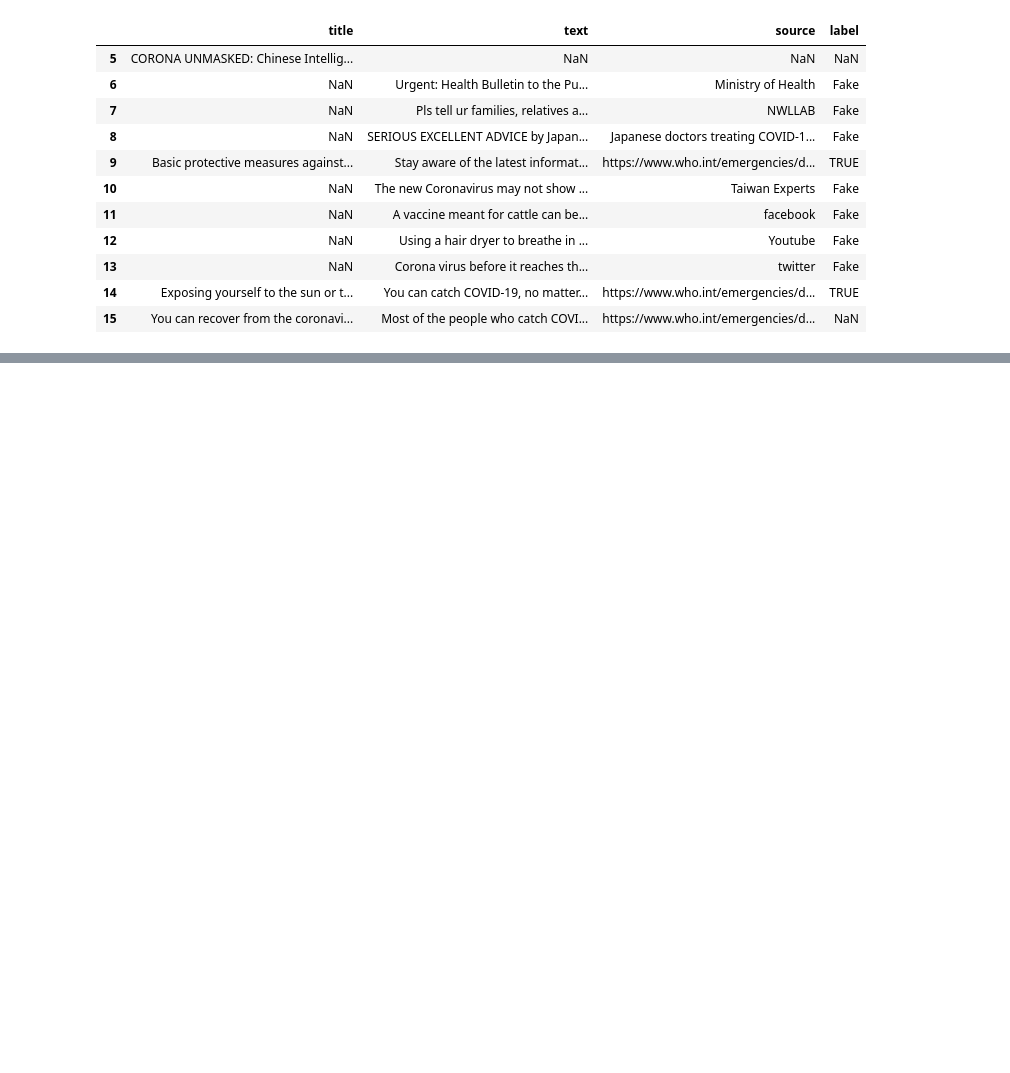
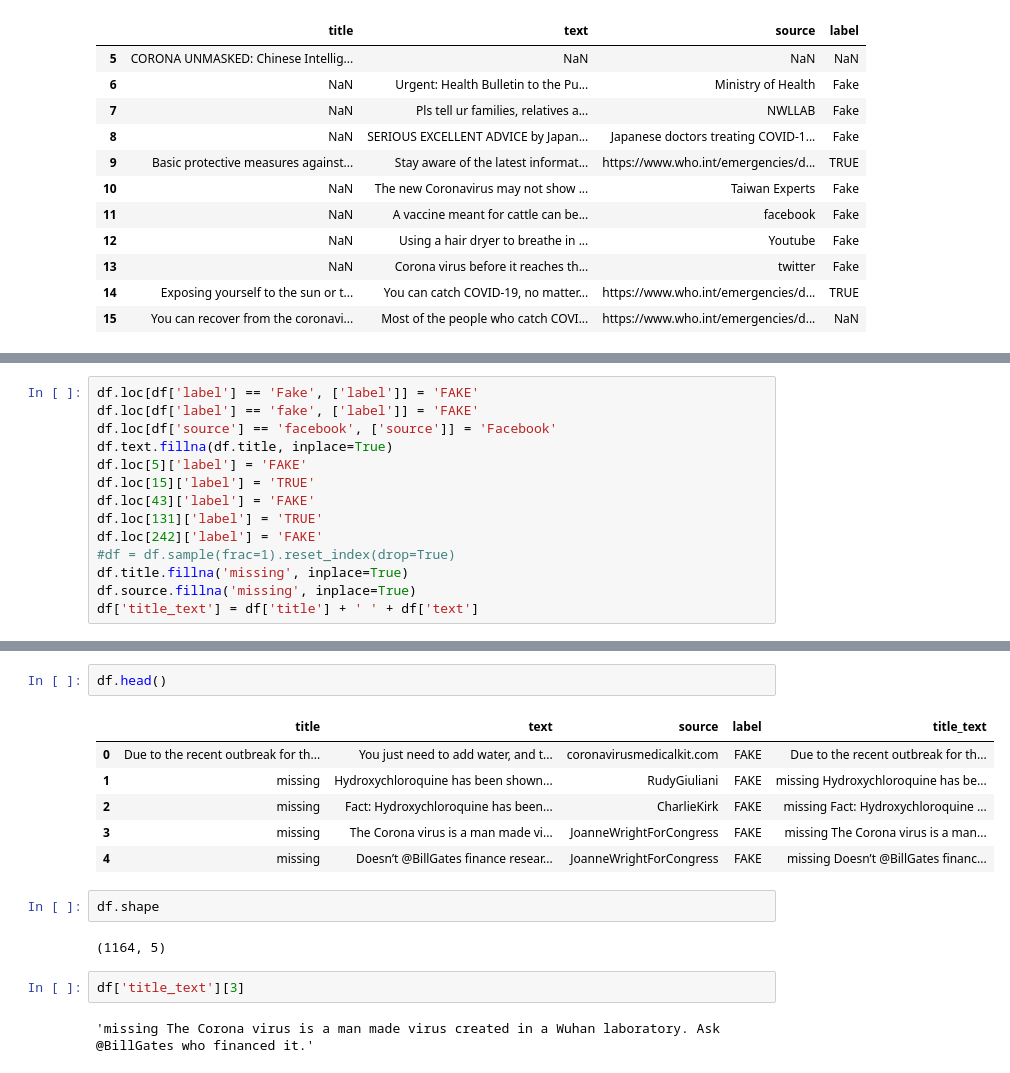
Before and after one commit to SrimanthReddyDamera/python, a Jupyter notebook: fake_covid.ipynb, the cells around one changed output, grey strips where cells are left out. Cells and saved outputs as stored; diff of their text form; blank space fills up the shorter version.

```diff
--- a/fake_covid.ipynb
+++ b/fake_covid.ipynb
@@ -101,0 +156,14 @@ df.loc[5:15]
+# %%
+df.loc[df['label'] == 'Fake', ['label']] = 'FAKE'
+df.loc[df['label'] == 'fake', ['label']] = 'FAKE'
+df.loc[df['source'] == 'facebook', ['source']] = 'Facebook'
+df.text.fillna(df.title, inplace=True)
+df.loc[5]['label'] = 'FAKE'
+df.loc[15]['label'] = 'TRUE'
+df.loc[43]['label'] = 'FAKE'
+df.loc[131]['label'] = 'TRUE'
+df.loc[242]['label'] = 'FAKE'
+#df = df.sample(frac=1).reset_index(drop=True)
+df.title.fillna('missing', inplace=True)
+df.source.fillna('missing', inplace=True)
+df['title_text'] = df['title'] + ' ' + df['text']
@@ -101,0 +186,17 @@ df.loc[5:15]
+# %%
+df.head()
+# %% [output]
+|  | title | text | source | label | title_text |
+| 0 | Due to the recent outbreak for th... | You just need to add water, and t... | coronavirusmedicalkit.com | FAKE | Due to the recent outbreak for th... |
+| 1 | missing | Hydroxychloroquine has been shown... | RudyGiuliani | FAKE | missing Hydroxychloroquine has be... |
+| 2 | missing | Fact: Hydroxychloroquine has been... | CharlieKirk | FAKE | missing Fact: Hydroxychloroquine ... |
+| 3 | missing | The Corona virus is a man made vi... | JoanneWrightForCongress | FAKE | missing The Corona virus is a man... |
+| 4 | missing | Doesn’t @BillGates finance resear... | JoanneWrightForCongress | FAKE | missing Doesn’t @BillGates financ... |
+# %%
+df.shape
+# %% [output]
+(1164, 5)
+# %%
+df['title_text'][3]
+# %% [output]
+'missing The Corona virus is a man made virus created in a Wuhan laboratory. Ask @BillGates who financed it.'
```
Also changed, not shown: parts of 17 cells of this notebook.
